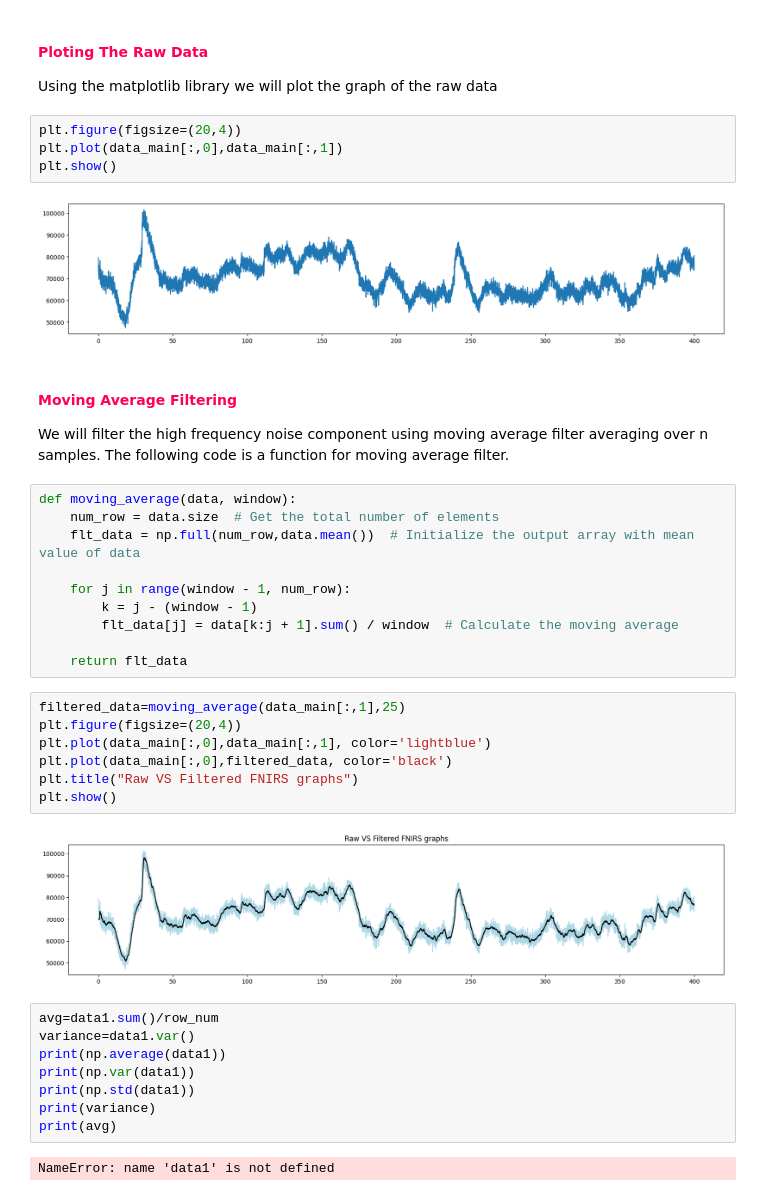
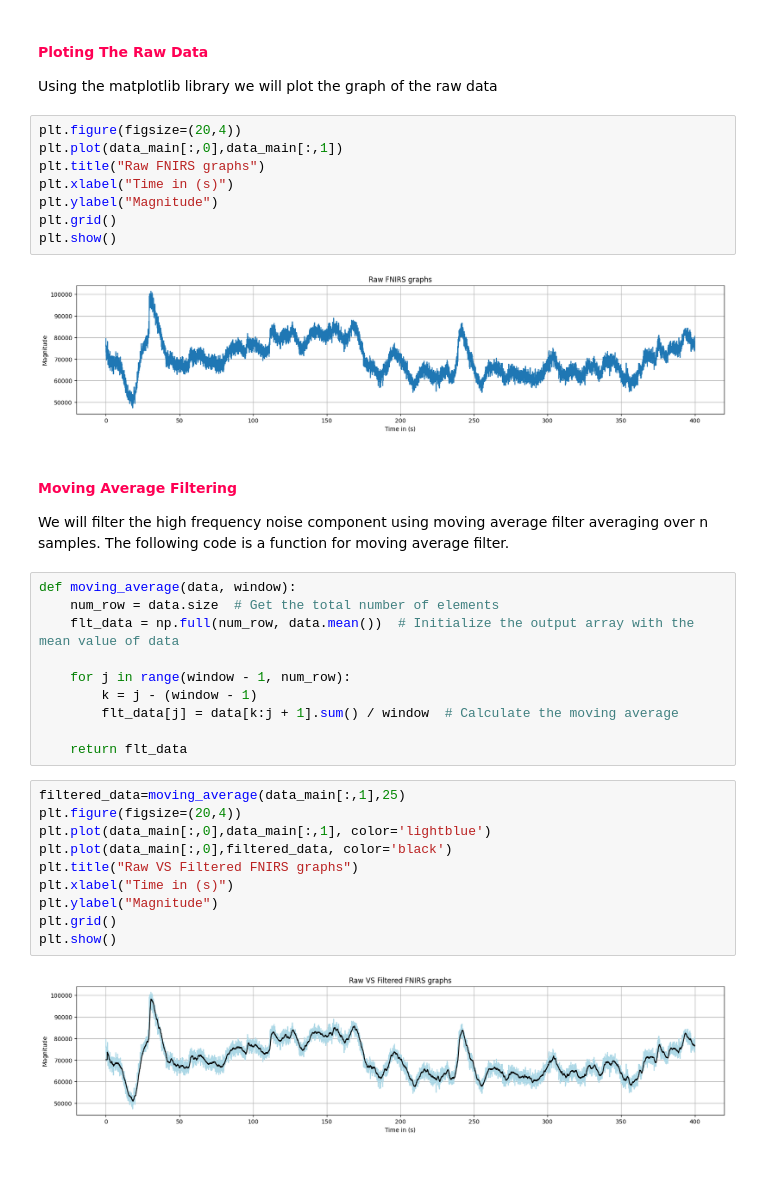
Before and after one commit to shreenandansonu/Signal-and-System-FNIRS-TSA, a Jupyter notebook: Timedomain.ipynb, the cells around one changed output. Drawn from its saved outputs; the diff is of its cells as text; blank space fills up the shorter version.

```diff
--- a/Timedomain.ipynb
+++ b/Timedomain.ipynb
@@ -53,9 +54,13 @@ Using the matplotlib library we will plot the graph of the raw data
 # %%
 plt.figure(figsize=(20,4))
 plt.plot(data_main[:,0],data_main[:,1])
+plt.title("Raw FNIRS graphs")
+plt.xlabel("Time in (s)")
+plt.ylabel("Magnitude")
+plt.grid()
 plt.show()
 # %% [output]
-[figure, old version]
+[figure, new version]
 # %% [markdown]
 #### <span style="color:#ff0054"> **Moving Average Filtering**
 
@@ -63,7 +68,7 @@ We will filter the high frequency noise component using moving average filter av
 # %%
 def moving_average(data, window):
     num_row = data.size  # Get the total number of elements
-    flt_data = np.full(num_row,data.mean())  # Initialize the output array with mean value of data
+    flt_data = np.full(num_row, data.mean())  # Initialize the output array with the mean value of data
 
     for j in range(window - 1, num_row):
         k = j - (window - 1)
@@ -76,16 +81,9 @@ plt.figure(figsize=(20,4))
 plt.plot(data_main[:,0],data_main[:,1], color='lightblue')
 plt.plot(data_main[:,0],filtered_data, color='black')
 plt.title("Raw VS Filtered FNIRS graphs")
+plt.xlabel("Time in (s)")
+plt.ylabel("Magnitude")
+plt.grid()
 plt.show()
 # %% [output]
-[figure, old version]
+[figure, new version]
-# %%
-avg=data1.sum()/row_num
-variance=data1.var()
-print(np.average(data1))
-print(np.var(data1))
-print(np.std(data1))
-print(variance)
-print(avg)
-# %% [output]
-NameError: name 'data1' is not defined
```
Also changed, not shown: parts of 13 cells of this notebook.
